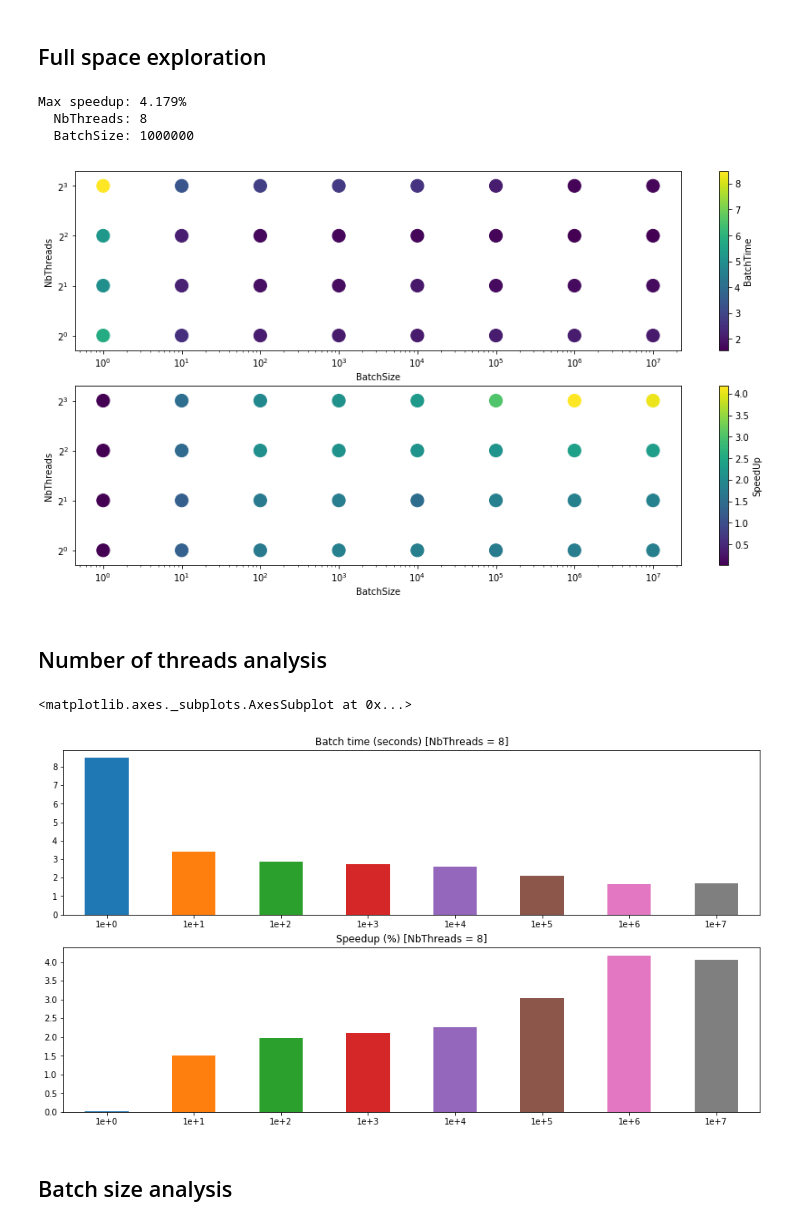
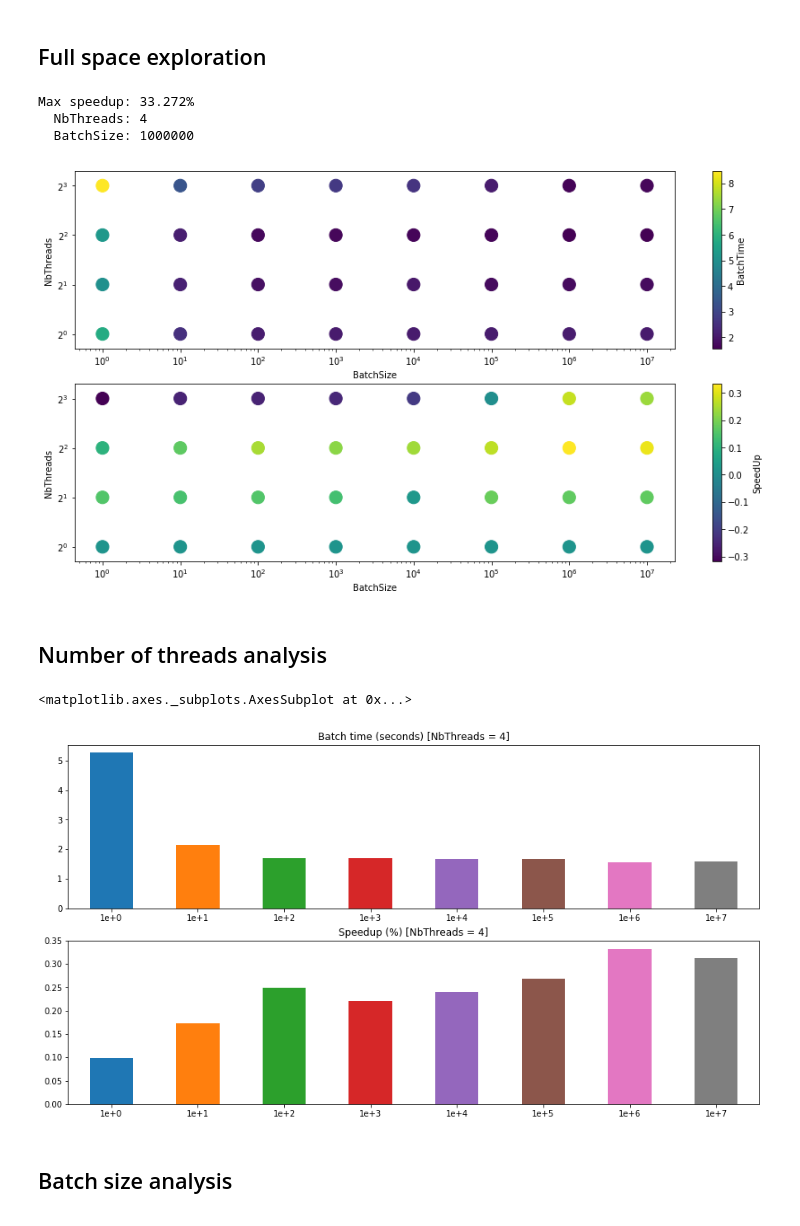
Before and after one commit to polimi-mt-acg/DEBS-2013-soccer-monitoring, a Jupyter notebook: docs/speedup_analysis.ipynb, the cells around one changed output. Cells and saved outputs as stored; diff of their text form; code cells hidden in the pictures.

Commit message:
Fix a bug in speedup analysis notebook Speedup was miscalculated due to wrong axis division

```diff
--- a/docs/speedup_analysis.ipynb
+++ b/docs/speedup_analysis.ipynb
@@ -77,8 +77,8 @@ def make_dse_df(data):
     index = [str(t) for t in nb_threads]
 
     df = pd.DataFrame(data=batch_time, columns=columns, index=index)
-    speedup = (df['1e+0'].T / df.T).T - 1
-    speedup['1e+0'] += 2e-2
+    speedup = (df.loc['1'] / df) - 1
+    speedup.loc['1'] += 2e-2
     speedup = speedup.rename(columns={'BatchTime': 'Speedup'})
     return df, speedup
 
@@ -86,37 +86,37 @@ def make_scatter_df(df, value_col_name):
     scatter_data = []
     for j, col in enumerate(df.columns.tolist()):
         for i, index in enumerate(df.index.tolist()):
             scatter_data += [(2 ** i, 10 ** j, df.at[index, col])]
     columns = ['NbThreads', 'BatchSize', value_col_name]
     return pd.DataFrame(data=scatter_data, columns=columns)
 
 exec_time, speedup = make_dse_df(data)
 exec_time_scatter = make_scatter_df(exec_time, 'BatchTime')
 speedup_scatter = make_scatter_df(speedup, 'SpeedUp')
 
 plt.figure(figsize=(15, 8))
 plt.clf()
 
 ax = plt.subplot(211)
 ax.set_yscale('log', basey=2)
 exec_time_scatter.plot.scatter(x='BatchSize', y='NbThreads', c='BatchTime', s=200, logx=True, colormap='viridis', ax=ax)
 
 ax = plt.subplot(212)
 ax.set_yscale('log', basey=2)
 speedup_scatter.plot.scatter(x='BatchSize', y='NbThreads', c='SpeedUp', s=200, logx=True, colormap='viridis', ax=ax)
 
 idx_max = speedup_scatter.idxmax()
 max_point = speedup_scatter.iloc[idx_max['SpeedUp']]
 max_nb_threads = int(max_point['NbThreads'])
 max_batch_size = int(max_point['BatchSize'])
-print('Max speedup: {:1.3f}%'.format(max_point['SpeedUp']))
+print('Max speedup: {:1.3f}%'.format(max_point['SpeedUp'] * 100))
 print('  NbThreads: {:d}'.format(max_nb_threads))
 print('  BatchSize: {:d}'.format(max_batch_size))
 # %% [output]
-Max speedup: 4.179%
-  NbThreads: 8
+Max speedup: 33.272%
+  NbThreads: 4
   BatchSize: 1000000
-[figure, old version]
+[figure, new version]
 # %%
 # Store computed operating points
 if not op_path.is_file():
@@ -138,7 +138,7 @@ ax = plt.subplot(212)
 speedup_t.plot.bar(y='Speedup', legend=False, title='Speedup (%) [NbThreads = {}]'.format(max_nb_threads), rot=0, ax=ax)
 # %% [output]
 <matplotlib.axes._subplots.AxesSubplot at 0x...>
-[figure, old version]
+[figure, new version]
 # %% [markdown]
 ## Batch size analysis
 # %%
```
Also changed, not shown: parts of 1 cell of this notebook, 4 other files.
